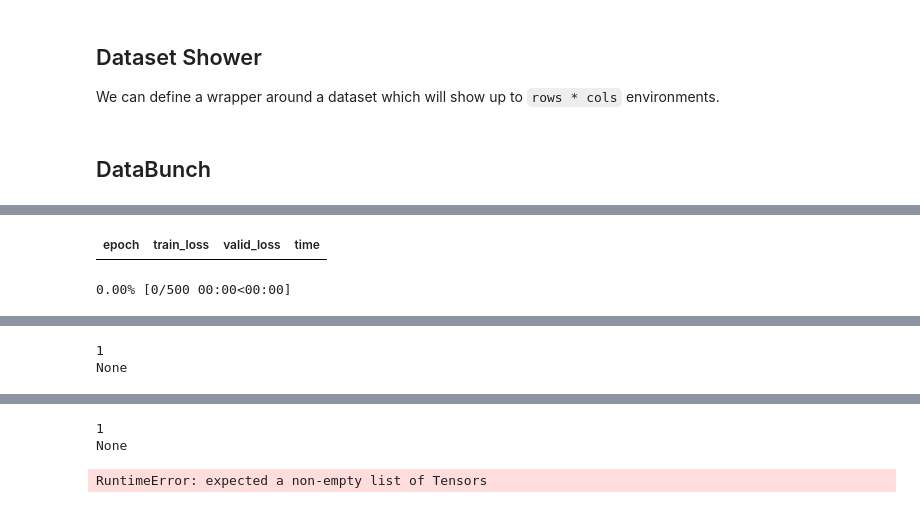
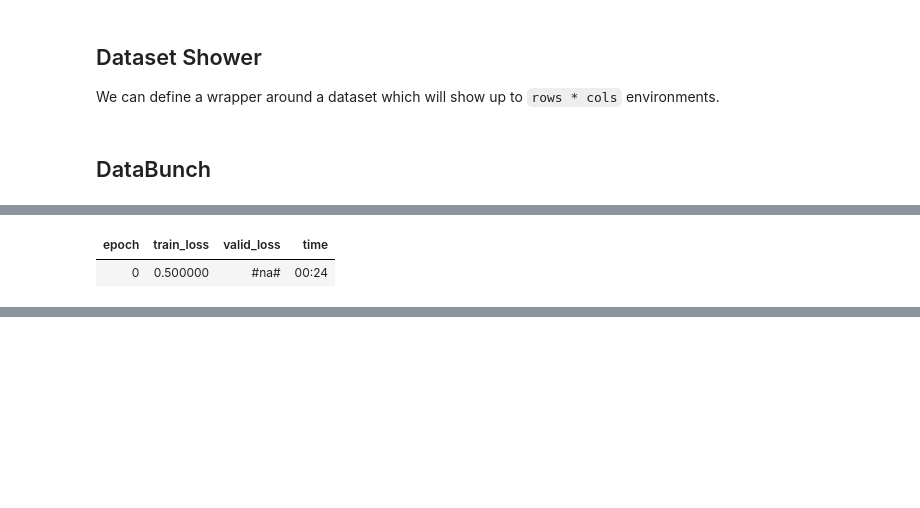
Before and after one commit to josiahls/fast-reinforcement-learning-2, a Jupyter notebook: nbs/05_data_block.ipynb, the cells around one changed output, grey strips where cells are left out. Saved outputs shown, nothing was run; the diff lists cells and outputs as text; code cells hidden in the pictures; blank space fills up the shorter version.

Commit message:
Fixed: - Async data bunch running. Will now return data. Notes: - Need to still test the grad return I think. This might aso have been added though.

```diff
--- a/nbs/05_data_block.ipynb
+++ b/nbs/05_data_block.ipynb
@@ -508,0 +517,34 @@ def dqn_fitter(model:nn.Module,agent:BaseAgent,ds:ExperienceSourceDataset,data_q
+# %%
+@safe_fit
+def dqn_fitter(model:nn.Module,agent:BaseAgent,ds:ExperienceSourceDataset,data_queue:mp.JoinableQueue,
+                pause_event:mp.Event,cancel_event:mp.Event):
+    dataset=ds()
+    while not cancel_event.is_set():
+        for xb,yb in dataset:
+            data_queue.put(yb)
+            if pause_event.is_set():cancel_event.wait(0.1)
+            if cancel_event.is_set():break
+
+@safe_fit
+def dqn_grad_fitter(model:nn.Module,agent:BaseAgent,ds:ExperienceSourceDataset,grad_queue:mp.JoinableQueue,loss_queue:mp.JoinableQueue,
+                    pause_event:mp.Event,cancel_event:mp.Event):
+    dataset=ds()
+    while not cancel_event.is_set():
+        for xb,yb in dataset:
+            sys.stdout.flush()
+            grad_queue.put(xb)
+            loss_queue.put(0.5)
+            print(xb)
+            if pause_event.is_set():cancel_event.wait(0.1)
+            if cancel_event.is_set():break
+
+@safe_fit
+def buggy_dqn_fitter(model:nn.Module,agent:BaseAgent,ds:ExperienceSourceDataset,data_queue:mp.JoinableQueue,
+                pause_event:mp.Event,cancel_event:mp.Event):
+    dataset=ds()
+    while not cancel_event.is_set():
+        for xb,yb in dataset:
+            data_queue.put(yb)
+            if pause_event.is_set():cancel_event.wait(0.1)
+            if cancel_event.is_set():break
+            raise Exception('Crashing on purpose')
@@ -509,8 +586,10 @@ def dqn_fitter(model:nn.Module,agent:BaseAgent,ds:ExperienceSourceDataset,data_q
 # %%
-data=AsyncExperienceSourceDataBunch.from_env('CartPole-v1',display=False,firstlast=True,add_valid=False)
+data=AsyncExperienceSourceDataBunch.from_env('CartPole-v1',display=False,firstlast=True,add_valid=False,n_processes=2,n_envs=2)
 model=nn.Sequential(nn.Linear(4,5),nn.ReLU(),nn.Linear(5,2))
 agent=DQNAgent(model=model)
 learn=AgentLearner(data,model,agent=agent,callback_fns=[FakeRunCallback],loss_func=fake_loss)
-# setattr(learn,'fitter',dqn_fitter)
-learn.fit(10,lr=0.01,wd=1)
+setattr(learn,'fitter',dqn_fitter)
+learn.fit(1,lr=0.01,wd=1)
 # %% [output]
+| epoch | train_loss | valid_loss | time |
+| 0 | 0.500000 | #na# | 00:24 |
@@ -518,2 +599,0 @@ learn.fit(10,lr=0.01,wd=1)
-| epoch | train_loss | valid_loss | time |
-0.00% [0/500 00:00<00:00]
@@ -521,2 +599,0 @@ learn.fit(10,lr=0.01,wd=1)
-1
-None
@@ -524,3 +599,0 @@ None
-1
-None
-RuntimeError: expected a non-empty list of Tensors
```
Also changed, not shown: parts of 15 cells of this notebook, 7 other files.
